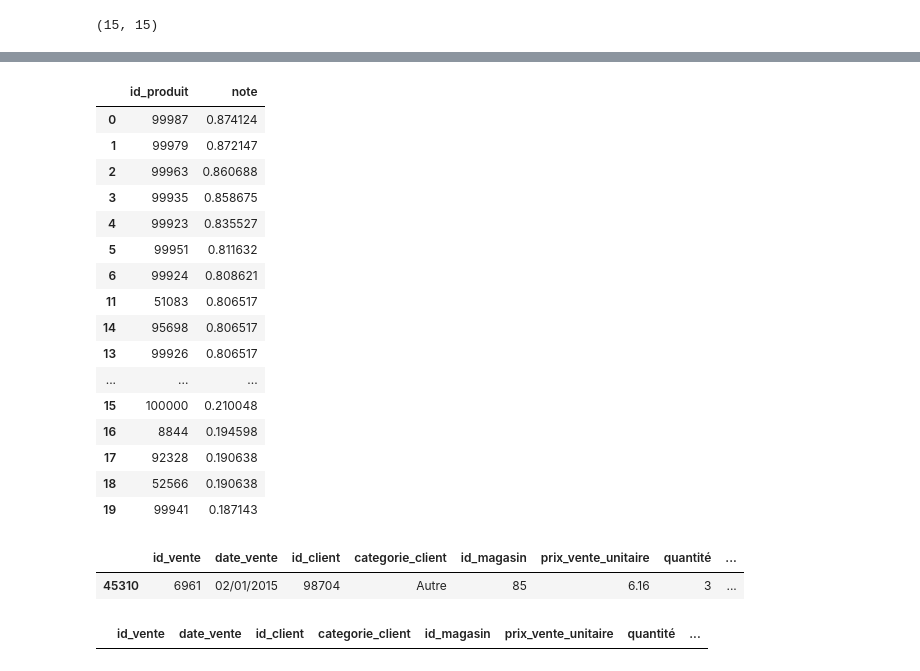
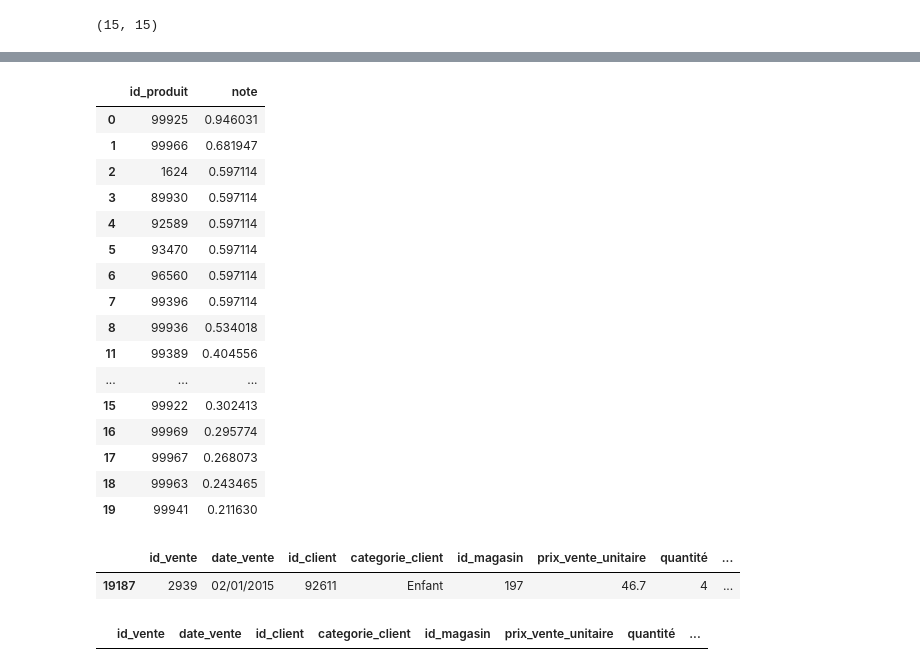
Before and after one commit to hostiix/DatasetVente, a Jupyter notebook: Recommendations_Vente_100K_V2.0.ipynb, the cells around one changed output, grey strips where cells are left out. Cells and saved outputs as stored; diff of their text form; code cells hidden in the pictures.

```diff
--- a/Recommendations_Vente_100K_V2.0.ipynb
+++ b/Recommendations_Vente_100K_V2.0.ipynb
@@ -485,26 +487,26 @@ Global Metrics :
 # %%
-cf_recommender_model_autre.recommend_items(98704, topn=20, verbose=True)
+cf_recommender_model_autre.recommend_items(92611, topn=20, verbose=True)
 # %% [output]
 |  | id_produit | note |
-| 0 | 99987 | 0.874124 |
-| 1 | 99979 | 0.872147 |
-| 2 | 99963 | 0.860688 |
-| 3 | 99935 | 0.858675 |
-| 4 | 99923 | 0.835527 |
-| 5 | 99951 | 0.811632 |
-| 6 | 99924 | 0.808621 |
-| 11 | 51083 | 0.806517 |
-| 14 | 95698 | 0.806517 |
-| 13 | 99926 | 0.806517 |
+| 0 | 99925 | 0.946031 |
+| 1 | 99966 | 0.681947 |
+| 2 | 1624 | 0.597114 |
+| 3 | 89930 | 0.597114 |
+| 4 | 92589 | 0.597114 |
+| 5 | 93470 | 0.597114 |
+| 6 | 96560 | 0.597114 |
+| 7 | 99396 | 0.597114 |
+| 8 | 99936 | 0.534018 |
+| 11 | 99389 | 0.404556 |
 | ... | ... | ... |
-| 15 | 100000 | 0.210048 |
-| 16 | 8844 | 0.194598 |
-| 17 | 92328 | 0.190638 |
-| 18 | 52566 | 0.190638 |
-| 19 | 99941 | 0.187143 |
+| 15 | 99922 | 0.302413 |
+| 16 | 99969 | 0.295774 |
+| 17 | 99967 | 0.268073 |
+| 18 | 99963 | 0.243465 |
+| 19 | 99941 | 0.211630 |
 # %%
-vente_2015.loc[(vente_2015['id_client'] == 98704) & (vente_2015['id_produit'] == 99949)]
+vente_2015.loc[(vente_2015['id_client'] == 92611) & (vente_2015['id_produit'] == 1624)]
 # %% [output]
 |  | id_vente | date_vente | id_client | categorie_client | id_magasin | prix_vente_unitaire | quantité | ... |
-| 45310 | 6961 | 02/01/2015 | 98704 | Autre | 85 | 6.16 | 3 | ... |
+| 19187 | 2939 | 02/01/2015 | 92611 | Enfant | 197 | 46.7 | 4 | ... |
 # %%
```
Also changed, not shown: parts of 12 cells of this notebook.
